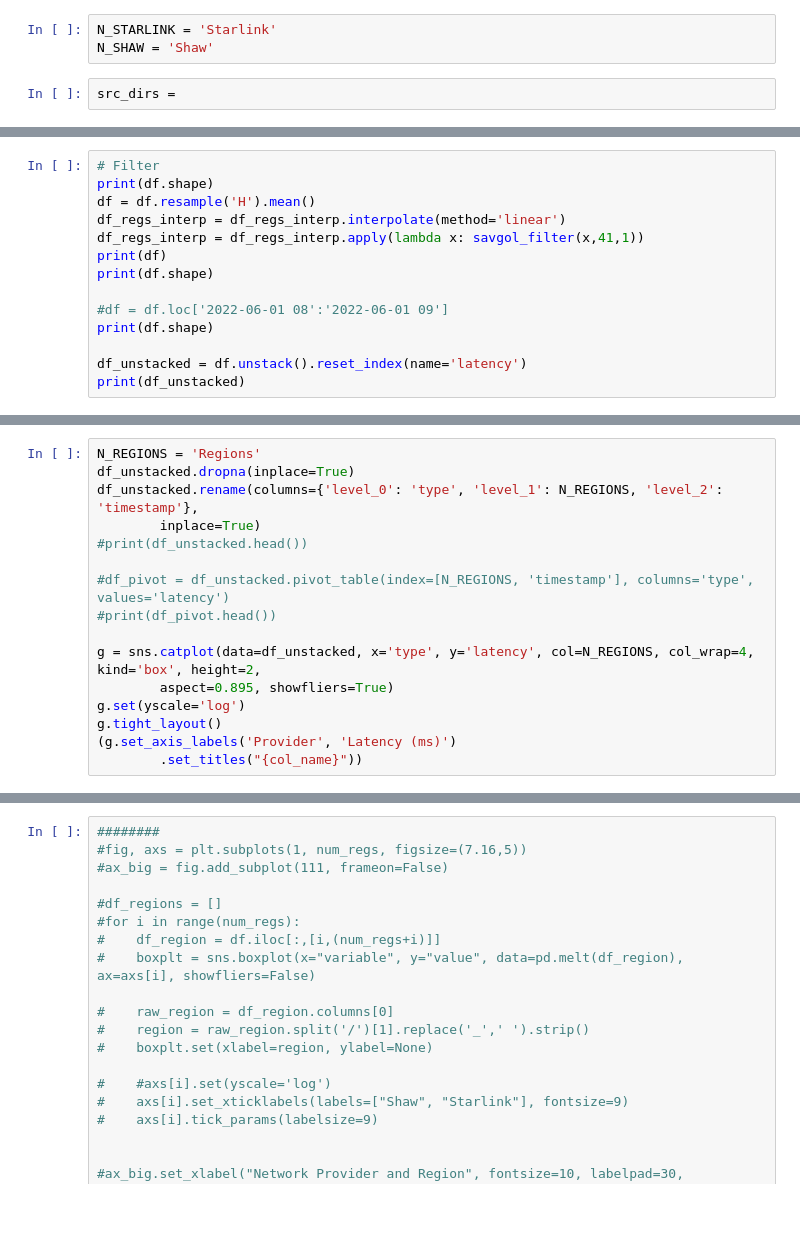
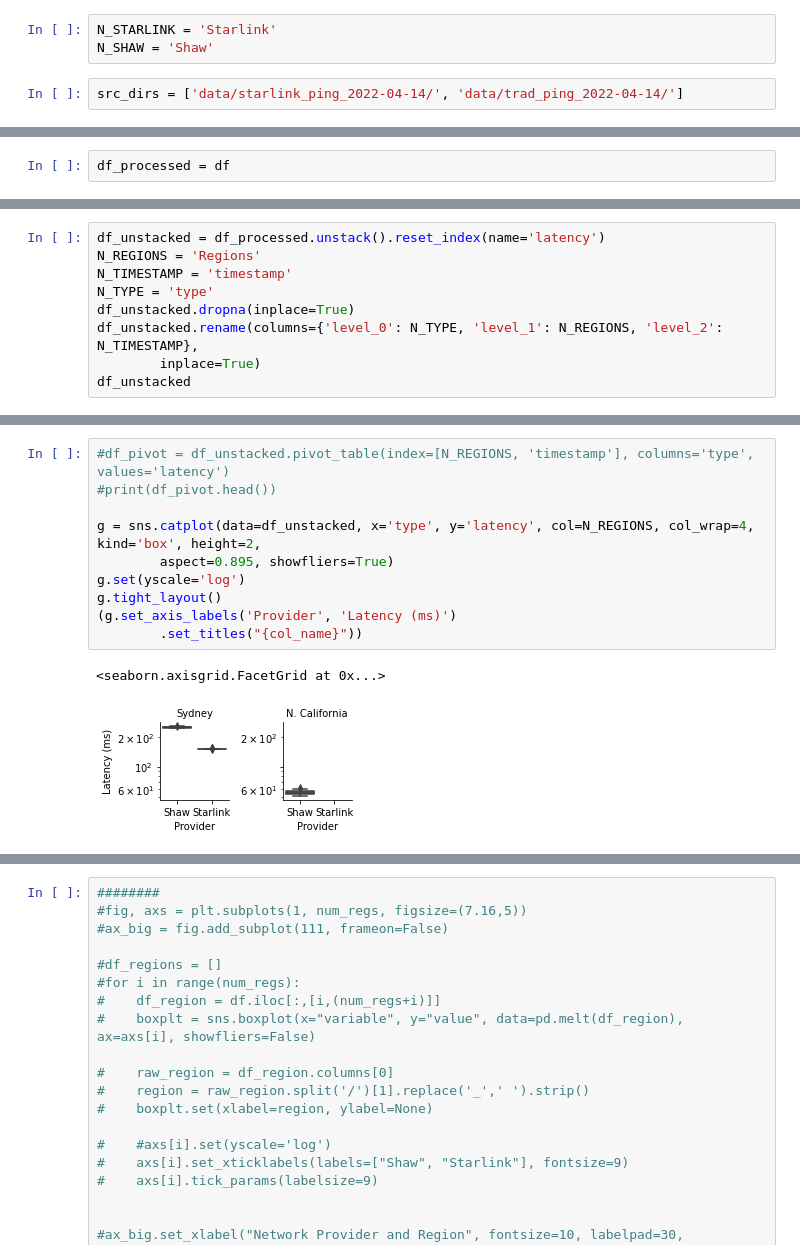
Before and after one commit to Starlink-Measurement/starlink-plot, a Jupyter notebook: plot_ping.ipynb, the cells around one changed output, grey strips where cells are left out. Cells and saved outputs as stored; diff of their text form; blank space fills up the shorter version.

Commit message:
Update ping code to work for jupyter

```diff
--- a/plot_ping.ipynb
+++ b/plot_ping.ipynb
@@ -14,4 +33,4 @@ from dateutil import tz
 N_STARLINK = 'Starlink'
 N_SHAW = 'Shaw'
 # %%
-src_dirs =
+src_dirs = ['data/starlink_ping_2022-04-14/', 'data/trad_ping_2022-04-14/']
@@ -51,0 +125,2 @@ NameError: name 'args' is not defined
+# %%
+df_processed = df
@@ -52,14 +131,9 @@ NameError: name 'args' is not defined
 # %%
-# Filter
-print(df.shape)
-df = df.resample('H').mean()
-df_regs_interp = df_regs_interp.interpolate(method='linear')
-df_regs_interp = df_regs_interp.apply(lambda x: savgol_filter(x,41,1))
-print(df)
-print(df.shape)
-
-#df = df.loc['2022-06-01 08':'2022-06-01 09']
-print(df.shape)
-
-df_unstacked = df.unstack().reset_index(name='latency')
-print(df_unstacked)
+df_unstacked = df_processed.unstack().reset_index(name='latency')
+N_REGIONS = 'Regions'
+N_TIMESTAMP = 'timestamp'
+N_TYPE = 'type'
+df_unstacked.dropna(inplace=True)
+df_unstacked.rename(columns={'level_0': N_TYPE, 'level_1': N_REGIONS, 'level_2': N_TIMESTAMP},
+        inplace=True)
+df_unstacked
@@ -66,19 +154,16 @@ print(df_unstacked)
 # %%
-N_REGIONS = 'Regions'
-df_unstacked.dropna(inplace=True)
-df_unstacked.rename(columns={'level_0': 'type', 'level_1': N_REGIONS, 'level_2': 'timestamp'},
-        inplace=True)
-#print(df_unstacked.head())
-
 #df_pivot = df_unstacked.pivot_table(index=[N_REGIONS, 'timestamp'], columns='type', values='latency')
 #print(df_pivot.head())
 
 g = sns.catplot(data=df_unstacked, x='type', y='latency', col=N_REGIONS, col_wrap=4, kind='box', height=2,
         aspect=0.895, showfliers=True)
 g.set(yscale='log')
 g.tight_layout()
 (g.set_axis_labels('Provider', 'Latency (ms)')
         .set_titles("{col_name}"))
+# %% [output]
+<seaborn.axisgrid.FacetGrid at 0x...>
+[figure, added]
 # %%
 #fig, ax = plt.subplots(figsize=(3.5,2))
 fig, ax = plt.subplots(figsize=(20,10))
```
Also changed, not shown: parts of 13 cells of this notebook, 5 other files.
